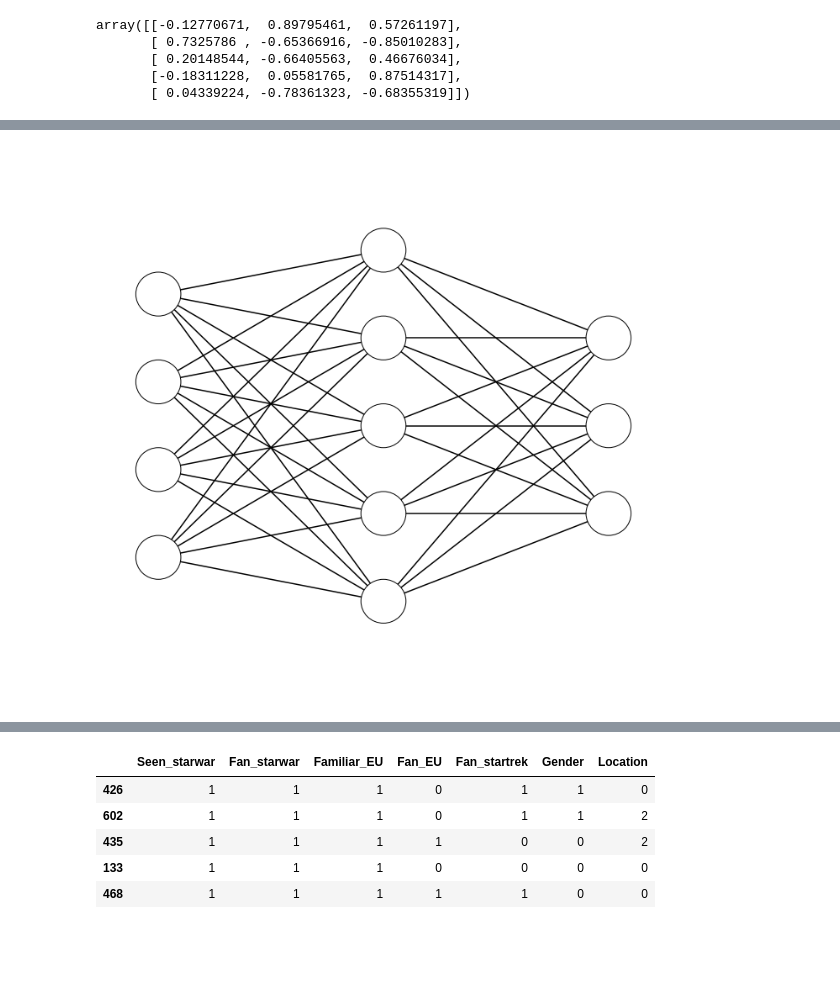
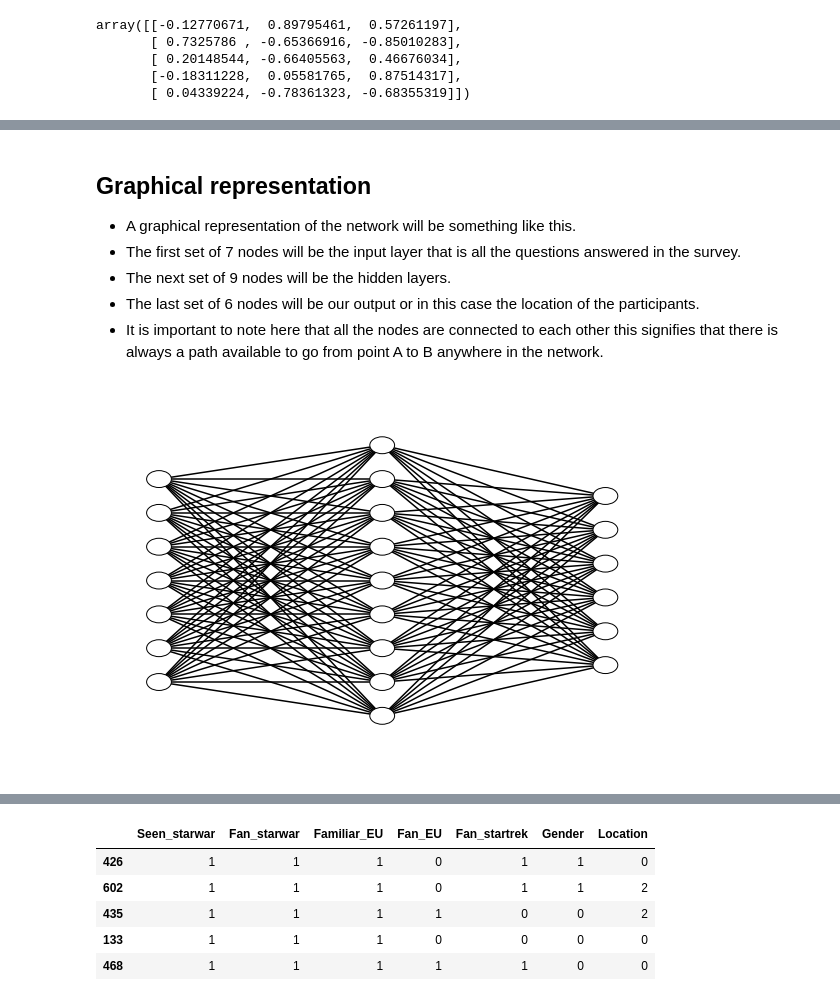
Before and after one commit to prashantt777/Machine-learning-Phase-1, a Jupyter notebook: Phase 2_Prashant_S3790132.ipynb, the cells around one changed output, grey strips where cells are left out. Cells and saved outputs as stored; diff of their text form; code cells hidden in the pictures; blank space fills up the shorter version.

```diff
--- a/Phase 2_Prashant_S3790132.ipynb
+++ b/Phase 2_Prashant_S3790132.ipynb
@@ -1038,39 +1071,14 @@ array([[-0.12770671,  0.89795461,  0.57261197],
 # %%
-# taken from> https://gist.github.com/craffel/2d727968c3aaebd10359
 def draw_neural_net(ax, left, right, bottom, top, layer_sizes):
-    '''
-    Draw a neural network cartoon using matplotilb.
-
-    :usage:
-        >>> fig = plt.figure(figsize=(12, 12))
-        >>> draw_neural_net(fig.gca(), .1, .9, .1, .9, [4, 7, 2])
-
-    :parameters:
-        - ax : matplotlib.axes.AxesSubplot
-            The axes on which to plot the cartoon (get e.g. by plt.gca())
-        - left : float
-            The center of the leftmost node(s) will be placed here
-        - right : float
-            The center of the rightmost node(s) will be placed here
-        - bottom : float
-            The center of the bottommost node(s) will be placed here
-        - top : float
-            The center of the topmost node(s) will be placed here
-        - layer_sizes : list of int
-            List of layer sizes, including input and output dimensionality
-    '''
     n_layers = len(layer_sizes)
     v_spacing = (top - bottom)/float(max(layer_sizes))
     h_spacing = (right - left)/float(len(layer_sizes) - 1)
-    # Nodes
     for n, layer_size in enumerate(layer_sizes):
         layer_top = v_spacing*(layer_size - 1)/2. + (top + bottom)/2.
         for m in range(layer_size):
             circle = plt.Circle((n*h_spacing + left, layer_top - m*v_spacing), v_spacing/4.,
                                 color='w', ec='k', zorder=4)
             ax.add_artist(circle)
-
- # Edges
     for n, (layer_size_a, layer_size_b) in enumerate(zip(layer_sizes[:-1], layer_sizes[1:])):
         layer_top_a = v_spacing*(layer_size_a - 1)/2. + (top + bottom)/2.
         layer_top_b = v_spacing*(layer_size_b - 1)/2. + (top + bottom)/2.
@@ -1079,10 +1087,17 @@ def draw_neural_net(ax, left, right, bottom, top, layer_sizes):
                 line = plt.Line2D([n*h_spacing + left, (n + 1)*h_spacing + left],
                                   [layer_top_a - m*v_spacing, layer_top_b - o*v_spacing], c='k')
                 ax.add_artist(line)
+# %% [markdown]
+## Graphical representation
+-	A graphical representation of the network will be something like this.
+-	The first set of 7 nodes will be the input layer that is all the questions answered in the survey.
+-	The next set of 9 nodes will be the hidden layers.
+-	The last set of 6 nodes will be our output or in this case the location of the participants.
+-	It is important to note here that all the nodes are connected to each other this signifies that there is always a path available to go from point A to B anywhere in the network.
 # %%
-fig = plt.figure(figsize=(12, 12))
+fig = plt.figure(figsize=(10, 7))
 ax = fig.gca()
 ax.axis('off')
-draw_neural_net(ax, .1, .9, .1, .9, [4, 5, 3])
+draw_neural_net(ax, .1, .9, .1, .9, [7, 9, 6])
 # %% [output]
-[figure, old version]
+[figure, new version]
```
Also changed, not shown: parts of 70 cells of this notebook.
